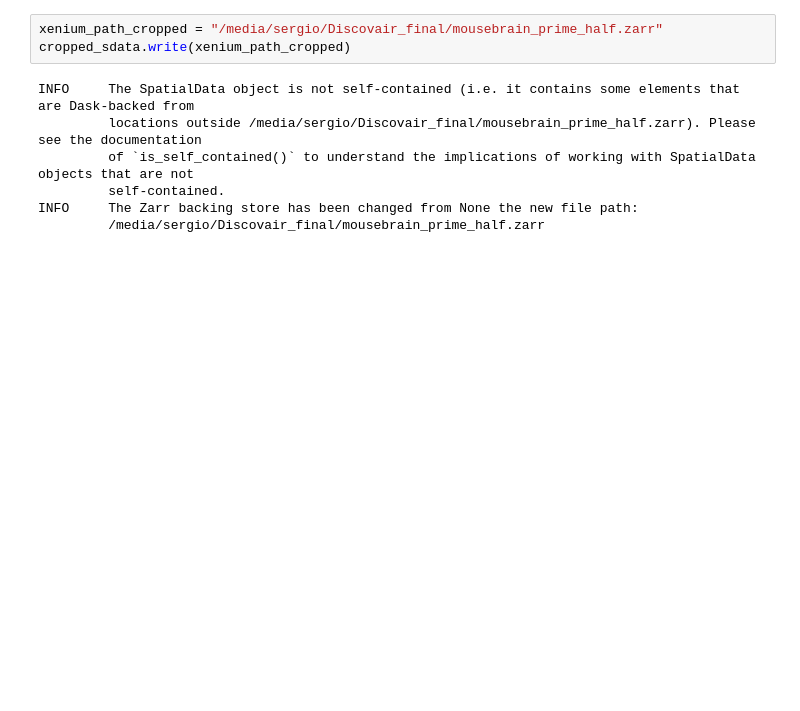
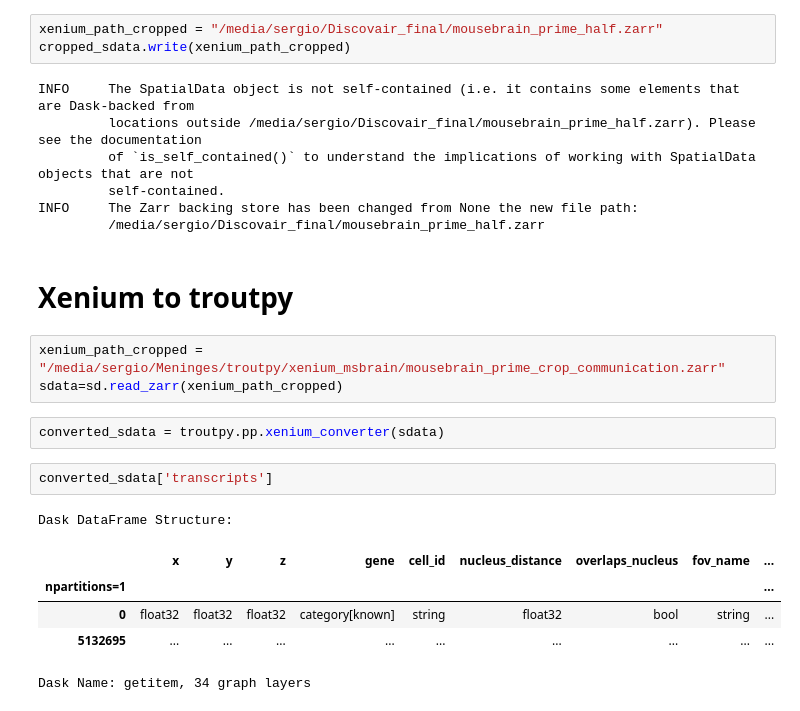
Before and after one commit to theislab/troutpy, a Jupyter notebook: notebooks/spatialdata_tutorials/0_format_Xenium_sdata.ipynb, the cells around one changed output. Drawn from its saved outputs; the diff is of its cells as text; blank space fills up the shorter version.

```diff
--- a/notebooks/spatialdata_tutorials/0_format_Xenium_sdata.ipynb
+++ b/notebooks/spatialdata_tutorials/0_format_Xenium_sdata.ipynb
@@ -69,3 +71,19 @@ INFO     The SpatialData object is not self-contained (i.e. it contains some ele
          self-contained.
 INFO     The Zarr backing store has been changed from None the new file path:
          /media/sergio/Discovair_final/mousebrain_prime_half.zarr
+# %% [markdown]
+# Xenium to troutpy
+# %%
+xenium_path_cropped = "/media/sergio/Meninges/troutpy/xenium_msbrain/mousebrain_prime_crop_communication.zarr"
+sdata=sd.read_zarr(xenium_path_cropped)
+# %%
+converted_sdata = troutpy.pp.xenium_converter(sdata)
+# %%
+converted_sdata['transcripts']
+# %% [output]
+Dask DataFrame Structure:
+|  | x | y | z | gene | cell_id | nucleus_distance | overlaps_nucleus | fov_name | ... |
+| npartitions=1 |  |  |  |  |  |  |  |  | ... |
+| 0 | float32 | float32 | float32 | category[known] | string | float32 | bool | string | ... |
+| 5132695 | ... | ... | ... | ... | ... | ... | ... | ... | ... |
+Dask Name: getitem, 34 graph layers
```
Also changed, not shown: parts of 3 cells of this notebook, 9 other files.
